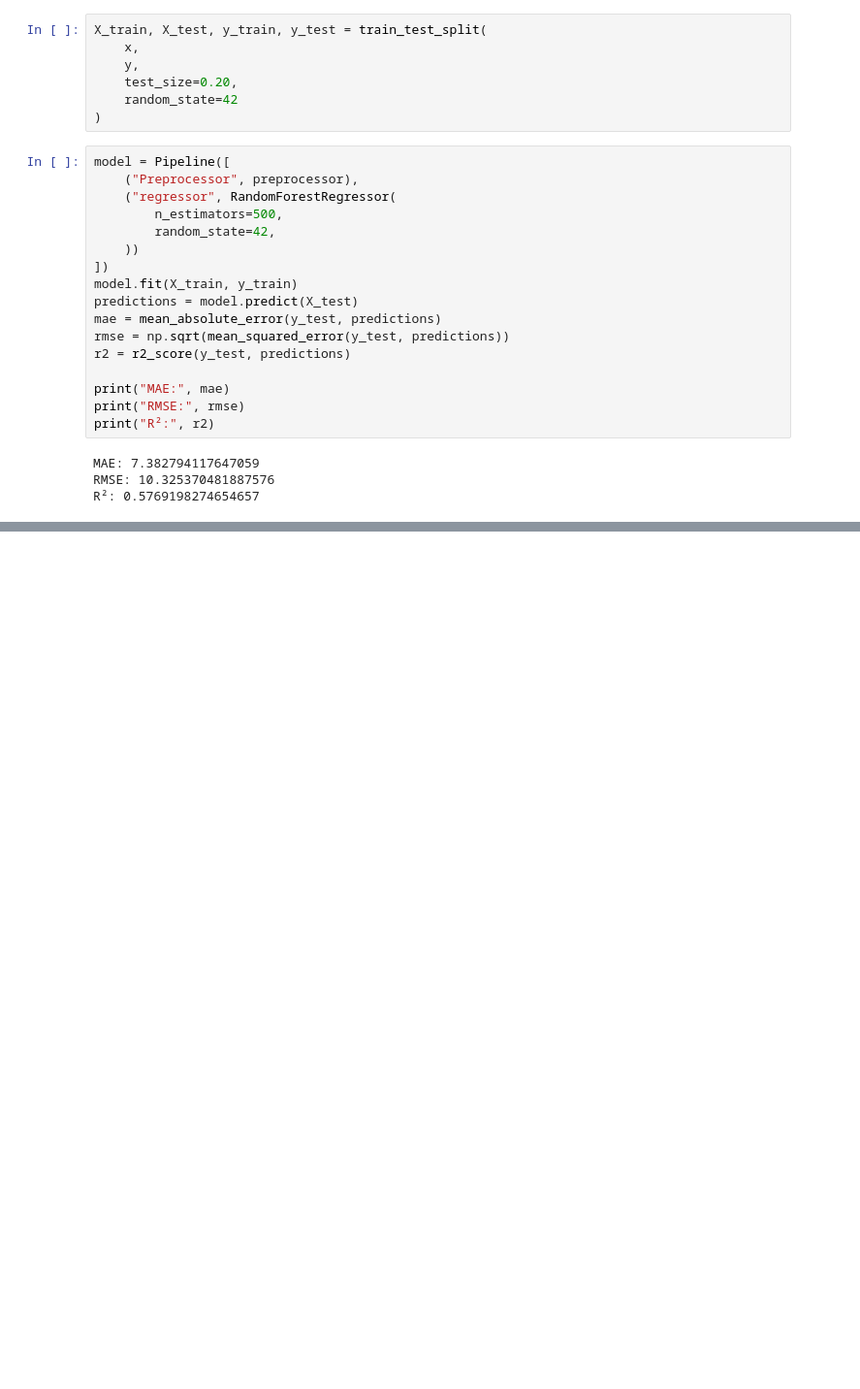
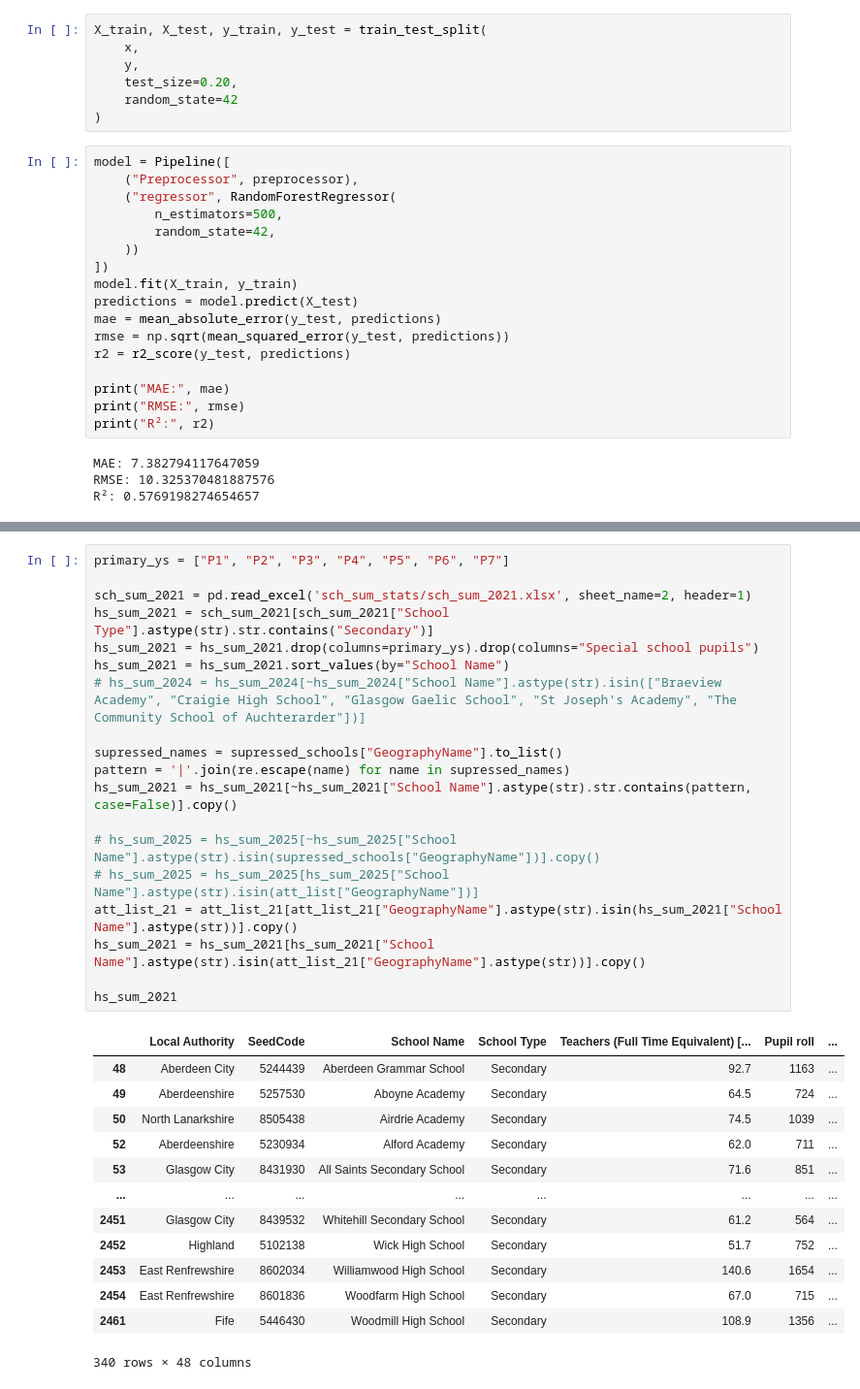
Before and after one commit to Jaxter1604/social_dets_edu_scot, a Jupyter notebook: testing.ipynb, the cells around one changed output, grey strips where cells are left out. Shown at 97% size. Cells and saved outputs as stored; diff of their text form; blank space fills up the shorter version.

```diff
--- a/testing.ipynb
+++ b/testing.ipynb
@@ -886,0 +932,33 @@ R²: 0.5769198274654657
+# %%
+primary_ys = ["P1", "P2", "P3", "P4", "P5", "P6", "P7"]
+
+sch_sum_2021 = pd.read_excel('sch_sum_stats/sch_sum_2021.xlsx', sheet_name=2, header=1)
+hs_sum_2021 = sch_sum_2021[sch_sum_2021["School Type"].astype(str).str.contains("Secondary")]
+hs_sum_2021 = hs_sum_2021.drop(columns=primary_ys).drop(columns="Special school pupils")
+hs_sum_2021 = hs_sum_2021.sort_values(by="School Name")
+# hs_sum_2024 = hs_sum_2024[~hs_sum_2024["School Name"].astype(str).isin(["Braeview Academy", "Craigie High School", "Glasgow Gaelic School", "St Joseph's Academy", "The Community School of Auchterarder"])]
+
+supressed_names = supressed_schools["GeographyName"].to_list()
+pattern = '|'.join(re.escape(name) for name in supressed_names)
+hs_sum_2021 = hs_sum_2021[~hs_sum_2021["School Name"].astype(str).str.contains(pattern, case=False)].copy()
+
+# hs_sum_2025 = hs_sum_2025[~hs_sum_2025["School Name"].astype(str).isin(supressed_schools["GeographyName"])].copy()
+# hs_sum_2025 = hs_sum_2025[hs_sum_2025["School Name"].astype(str).isin(att_list["GeographyName"])]
+att_list_21 = att_list_21[att_list_21["GeographyName"].astype(str).isin(hs_sum_2021["School Name"].astype(str))].copy()
+hs_sum_2021 = hs_sum_2021[hs_sum_2021["School Name"].astype(str).isin(att_list_21["GeographyName"].astype(str))].copy()
+
+hs_sum_2021
+# %% [output]
+|  | Local Authority | SeedCode | School Name | School Type | Teachers (Full Time Equivalent) [... | Pupil roll | ... |
+| 48 | Aberdeen City | 5244439 | Aberdeen Grammar School | Secondary | 92.7 | 1163 | ... |
+| 49 | Aberdeenshire | 5257530 | Aboyne Academy | Secondary | 64.5 | 724 | ... |
+| 50 | North Lanarkshire | 8505438 | Airdrie Academy | Secondary | 74.5 | 1039 | ... |
+| 52 | Aberdeenshire | 5230934 | Alford Academy | Secondary | 62.0 | 711 | ... |
+| 53 | Glasgow City | 8431930 | All Saints Secondary School | Secondary | 71.6 | 851 | ... |
+| ... | ... | ... | ... | ... | ... | ... | ... |
+| 2451 | Glasgow City | 8439532 | Whitehill Secondary School | Secondary | 61.2 | 564 | ... |
+| 2452 | Highland | 5102138 | Wick High School | Secondary | 51.7 | 752 | ... |
+| 2453 | East Renfrewshire | 8602034 | Williamwood High School | Secondary | 140.6 | 1654 | ... |
+| 2454 | East Renfrewshire | 8601836 | Woodfarm High School | Secondary | 67.0 | 715 | ... |
+| 2461 | Fife | 5446430 | Woodmill High School | Secondary | 108.9 | 1356 | ... |
+340 rows × 48 columns
```
Also changed, not shown: parts of 12 cells of this notebook, 3 other files.
